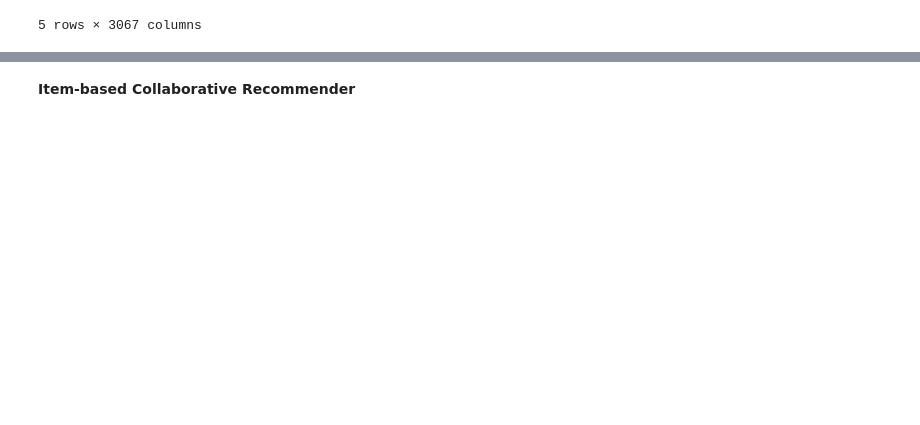
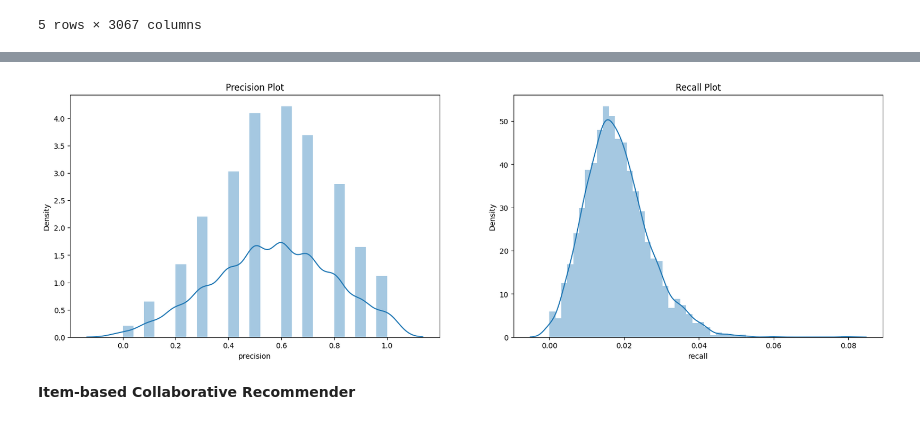
Before and after one commit to Kopzzz/Board-Game-RecCommu, a Jupyter notebook: code/4_Collaborative_Filtering.ipynb, the cells around one changed output, grey strips where cells are left out. Cells and saved outputs as stored; diff of their text form; code cells hidden in the pictures; blank space fills up the shorter version.

Commit message:
CF eval

```diff
--- a/code/4_Collaborative_Filtering.ipynb
+++ b/code/4_Collaborative_Filtering.ipynb
@@ -42,3 +42,10 @@ df_rv.head()
 | 2 | 1 Family Meeple | 7 Wonders | 6.5 |
 | 3 | 1 Family Meeple | A Column of Fire | 5.0 |
 | 4 | 1 Family Meeple | A Feast for Odin | 10.0 |
+# %%
+df_rv_rate = df_rv.set_index('user').copy()
+df_rv_rate = df_rv_rate.groupby(['user', 'name']).mean()
+
+all_users = list(df_rv_rate.index.get_level_values('user').unique())
+df_users = df_rv_rate[df_rv_rate.index.get_level_values('user').isin(all_users)].copy()
+df_users
@@ -105,9 +126,3 @@ user_cf_df.head()
 | 42amu | 0.463583 | 0.314870 | 0.414176 | 0.999997 | 0.449813 | 0.357573 | 0.294944 | 0.381349 | 0.405254 | ... |
 | 549sd | 0.431945 | 0.343502 | 0.423904 | 0.449813 | 0.999995 | 0.348759 | 0.383475 | 0.390232 | 0.403238 | ... |
 5 rows × 3067 columns
-# %%
-# Similar users scores
-user_input = '1 Family Meeple'
-user_sim = user_cf_df[user_input].drop(user_input)
-user_sim = user_sim[user_sim > 0].sort_values(ascending=False)
-user_sim
@@ -195,5 +141,0 @@ top_20_rec
-# %%
-# View board games which user had already rated
-user_rated_games = user_ratings[[user_input]]
-user_rated_games.index = user_ratings.index.astype(str)
-user_rated_games.sort_values(by=user_input, ascending=False).head(20)
@@ -219,3 +191,17 @@ user_rated_games.sort_values(by=user_input, ascending=False).head(20)
+# %%
+plt.figure(figsize=(20,6))
+
+plt.subplot(1,2,1)
+plt.title("Precision Plot")
+sns.distplot(df_eval['precision'])
+
+plt.subplot(1,2,2)
+plt.title("Recall Plot")
+sns.distplot(df_eval['recall'])
+
+plt.show()
+# %% [output]
+[figure, added]
 # %% [markdown]
 **Item-based Collaborative Recommender**
 # %%
```
Also changed, not shown: parts of 10 cells of this notebook, 1 other file.
